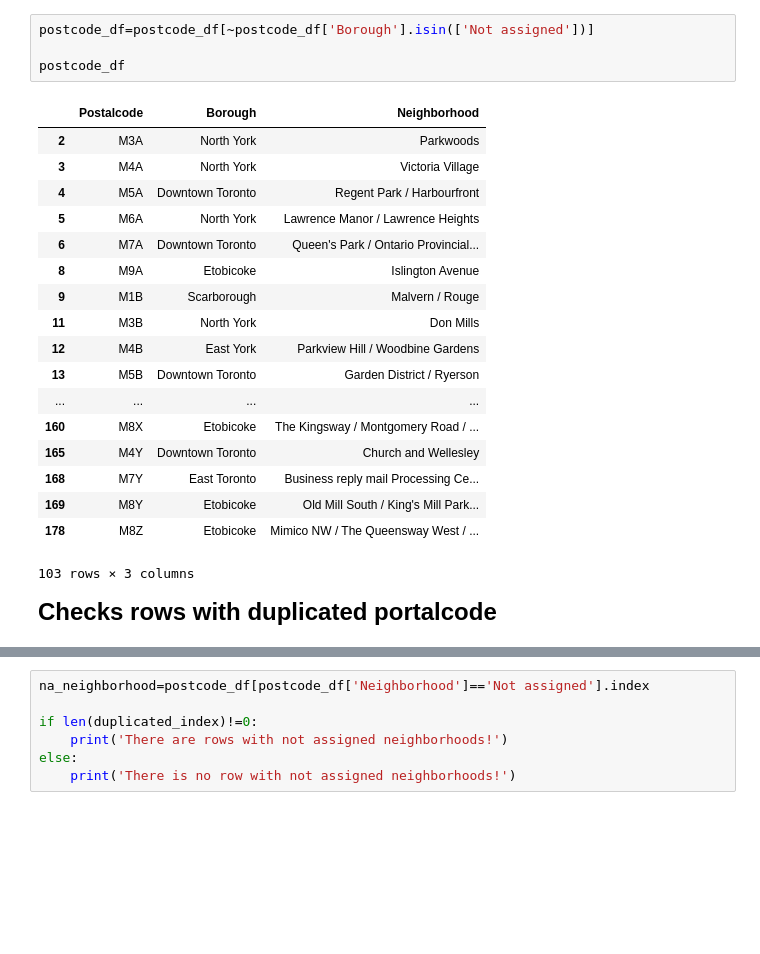
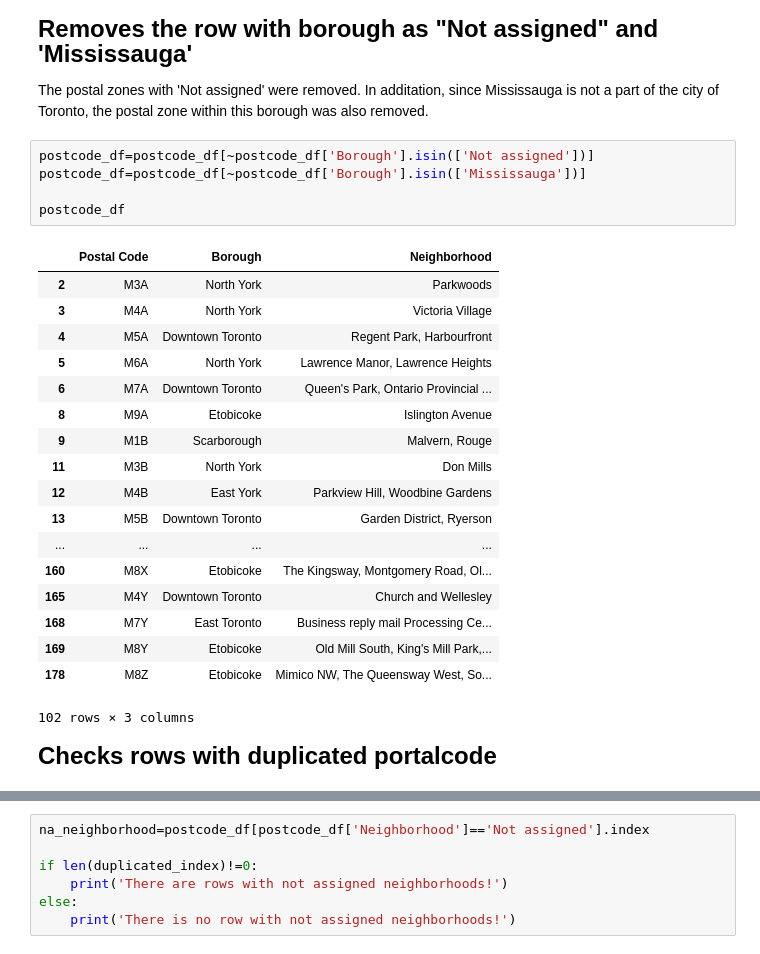
Before and after one commit to eithne0926/IBM-data-science, a Jupyter notebook: toronto_postcode.ipynb, the cells around one changed output, grey strips where cells are left out. Cells and saved outputs as stored; diff of their text form; blank space fills up the shorter version.

Commit message:
Toronto postcode

```diff
--- a/toronto_postcode.ipynb
+++ b/toronto_postcode.ipynb
@@ -34,26 +92,31 @@ postcode_df
+# %% [markdown]
+**<font size=5>Removes the row with borough as "Not assigned" and 'Mississauga'</font>**
+
+The postal zones with 'Not assigned' were removed. In additation, since Mississauga is not a part of the city of Toronto, the postal zone within this borough was also removed.
 # %%
 postcode_df=postcode_df[~postcode_df['Borough'].isin(['Not assigned'])]
+postcode_df=postcode_df[~postcode_df['Borough'].isin(['Mississauga'])]
 
 postcode_df
 # %% [output]
-|  | Postalcode | Borough | Neighborhood |
+|  | Postal Code | Borough | Neighborhood |
 | 2 | M3A | North York | Parkwoods |
 | 3 | M4A | North York | Victoria Village |
-| 4 | M5A | Downtown Toronto | Regent Park / Harbourfront |
-| 5 | M6A | North York | Lawrence Manor / Lawrence Heights |
-| 6 | M7A | Downtown Toronto | Queen's Park / Ontario Provincial... |
+| 4 | M5A | Downtown Toronto | Regent Park, Harbourfront |
+| 5 | M6A | North York | Lawrence Manor, Lawrence Heights |
+| 6 | M7A | Downtown Toronto | Queen's Park, Ontario Provincial ... |
 | 8 | M9A | Etobicoke | Islington Avenue |
-| 9 | M1B | Scarborough | Malvern / Rouge |
+| 9 | M1B | Scarborough | Malvern, Rouge |
 | 11 | M3B | North York | Don Mills |
-| 12 | M4B | East York | Parkview Hill / Woodbine Gardens |
-| 13 | M5B | Downtown Toronto | Garden District / Ryerson |
+| 12 | M4B | East York | Parkview Hill, Woodbine Gardens |
+| 13 | M5B | Downtown Toronto | Garden District, Ryerson |
 | ... | ... | ... | ... |
-| 160 | M8X | Etobicoke | The Kingsway / Montgomery Road / ... |
+| 160 | M8X | Etobicoke | The Kingsway, Montgomery Road, Ol... |
 | 165 | M4Y | Downtown Toronto | Church and Wellesley |
 | 168 | M7Y | East Toronto | Business reply mail Processing Ce... |
-| 169 | M8Y | Etobicoke | Old Mill South / King's Mill Park... |
-| 178 | M8Z | Etobicoke | Mimico NW / The Queensway West / ... |
+| 169 | M8Y | Etobicoke | Old Mill South, King's Mill Park,... |
+| 178 | M8Z | Etobicoke | Mimico NW, The Queensway West, So... |
-103 rows × 3 columns
+102 rows × 3 columns
 # %% [markdown]
-**<font color = blue, size=5>Checks rows with duplicated portalcode</font>**
+**<font size=5>Checks rows with duplicated portalcode</font>**
 # %%
```
Also changed, not shown: parts of 34 cells of this notebook.
